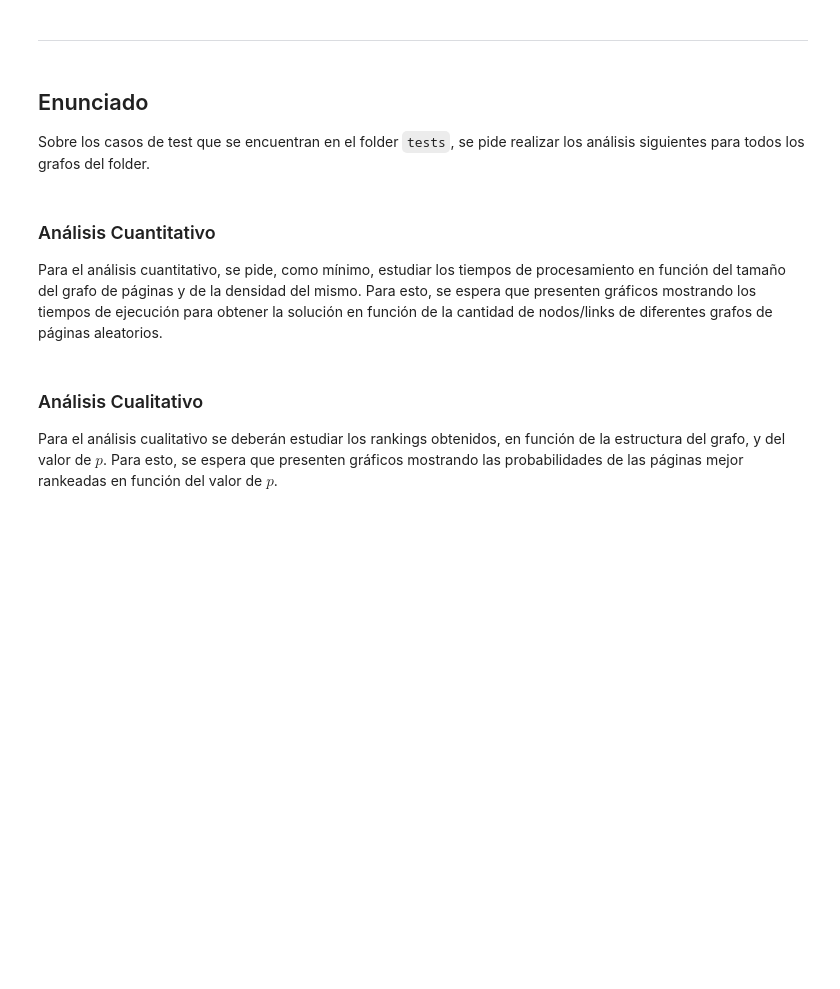
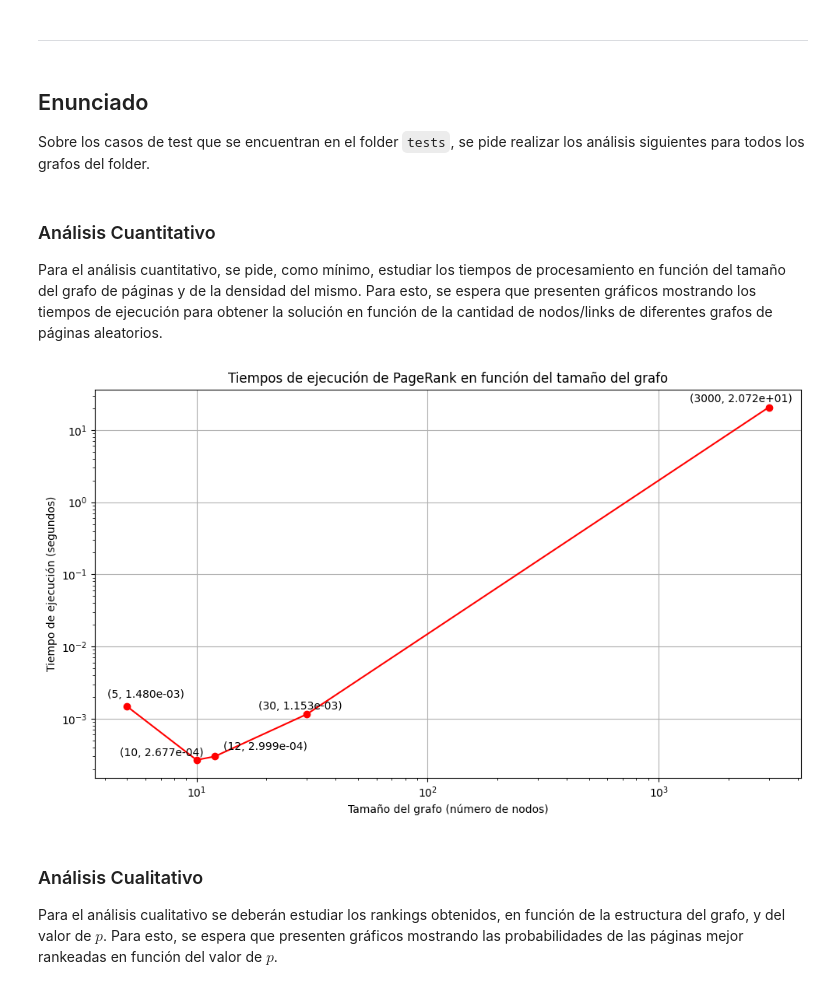
Before and after one commit to pedrobergaglio/algebra-lineal-computacional-2024, a Jupyter notebook: grupo_XX_TP1.ipynb, the cells around one changed output. Drawn from its saved outputs; the diff is of its cells as text; code cells hidden in the pictures; blank space fills up the shorter version.

```diff
--- a/grupo_XX_TP1.ipynb
+++ b/grupo_XX_TP1.ipynb
@@ -125,0 +178,18 @@ Graficar los grafos usando las funciones en el **funciones.py**.
+# %%
+
+#ARCHIVOS DE ENTRADA
+archivo_test = 'bondi.txt'
+
+#ANALIZAR GRAFO
+W, max_score, min_score, tiempo_ejecucion, num_connections, num_nodes, max_index, min_index = analizarGrafo(archivo_test, 0.5)
+print('Score máximo:', max_score)
+print('Score mínimo:', min_score)
+print('Tiempo de ejecución:', tiempo_ejecucion, "segundos")
+print('Cantidad de conexiones:', num_connections)
+print('Cantidad de nodos:', num_nodes)
+print('Nodo con mayor score:', max_index)
+print('Nodo con menor score:', min_index)
+
+dibujarGrafo(W, print_ejes=False)
+
+dibujarGrafo(W, print_ejes=False)
@@ -133,3 +209,52 @@ Sobre los casos de test que se encuentran en el folder `tests`, se pide realizar
 ### Análisis Cuantitativo
 
 Para el análisis cuantitativo, se pide, como mínimo, estudiar los tiempos de procesamiento en función del tamaño del grafo de páginas y de la densidad del mismo. Para esto, se espera que presenten gráficos mostrando los tiempos de ejecución para obtener la solución en función de la cantidad de nodos/links de diferentes grafos de páginas aleatorios.
+# %%
+import matplotlib.pyplot as plt
+import time
+from funciones import *
+from adjustText import adjust_text
+
+def medir_tiempo_ejecucion(W, p):
+    start_time = time.time()
+    calcularRanking(W, p)
+    end_time = time.time()
+    return end_time - start_time
+
+
+# pongo todos los grafos juntos
+archivos_grafos = ['./tests/test_aleatorio.txt','./tests/mathworld_grafo.txt' , './tests/test_dosestrellas.txt', './tests/instagram_famosos_grafo.txt', './tests/test_30_segundos.txt']  # Reemplaza con los nombres de tus archivos de grafo
+parametro_p = 0.85
+
+# me armo lista svacias para pondes despues lo datos que me genere y asi poder graficarlos
+tiempos_ejecucion = []
+tamanos_grafos = []
+
+for archivo_grafo in archivos_grafos:
+
+    W = leer_archivo(archivo_grafo)
+
+    tiempo = medir_tiempo_ejecucion(W, parametro_p)
+
+    tiempos_ejecucion.append(tiempo)
+    tamanos_grafos.append(W.shape[0])
+
+plt.figure(figsize=(10, 6))
+plt.loglog(tamanos_grafos, tiempos_ejecucion, marker='o', linestyle='-', color='red')
+plt.title('Tiempos de ejecución de PageRank en función del tamaño del grafo')
+plt.xlabel('Tamaño del grafo (número de nodos)')
+plt.ylabel('Tiempo de ejecución (segundos)')
+plt.grid(True)
+
+# Add labels to each point with scientific notation
+texts = []
+for i, (x, y) in enumerate(zip(tamanos_grafos, tiempos_ejecucion)):
+    texts.append(plt.text(x, y, f'({x}, {y:.3e})', ha='center', va='bottom'))
+
+# Adjust text labels to avoid overlap
+adjust_text(texts)
+
+plt.tight_layout()
+plt.show()
+# %% [output]
+[figure, added]
```
Also changed, not shown: parts of 16 cells of this notebook, 2 other files.
